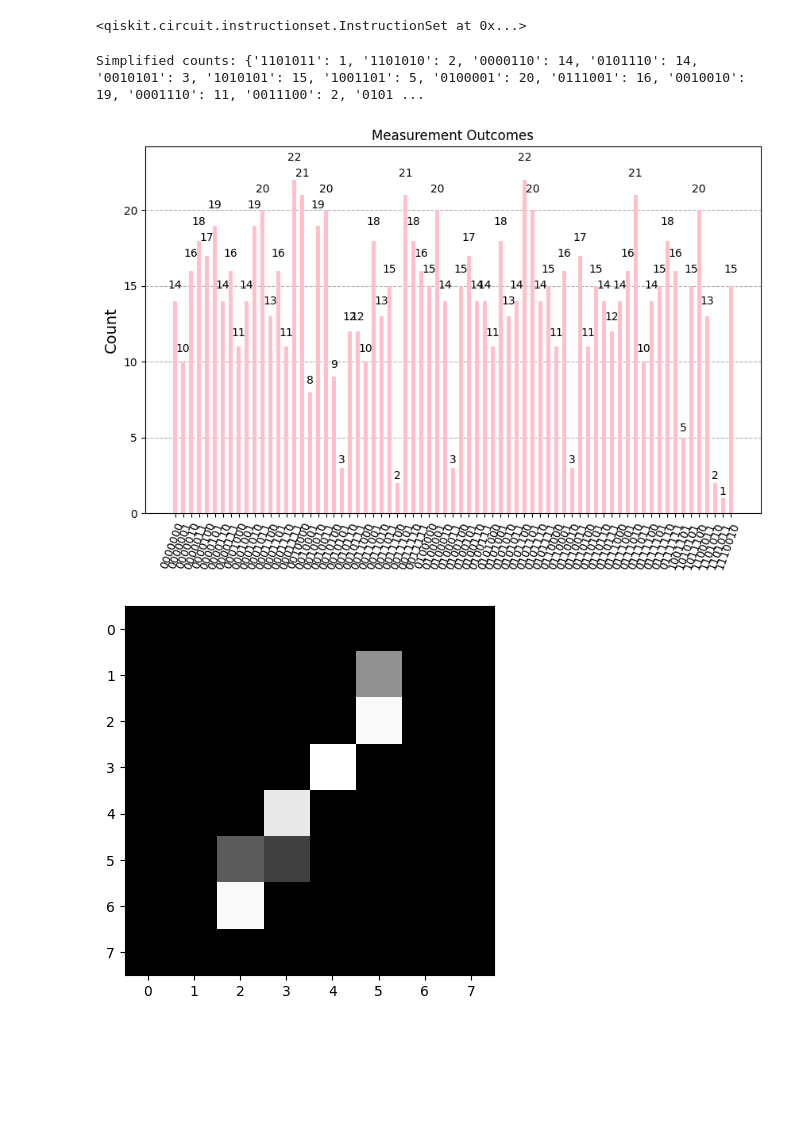
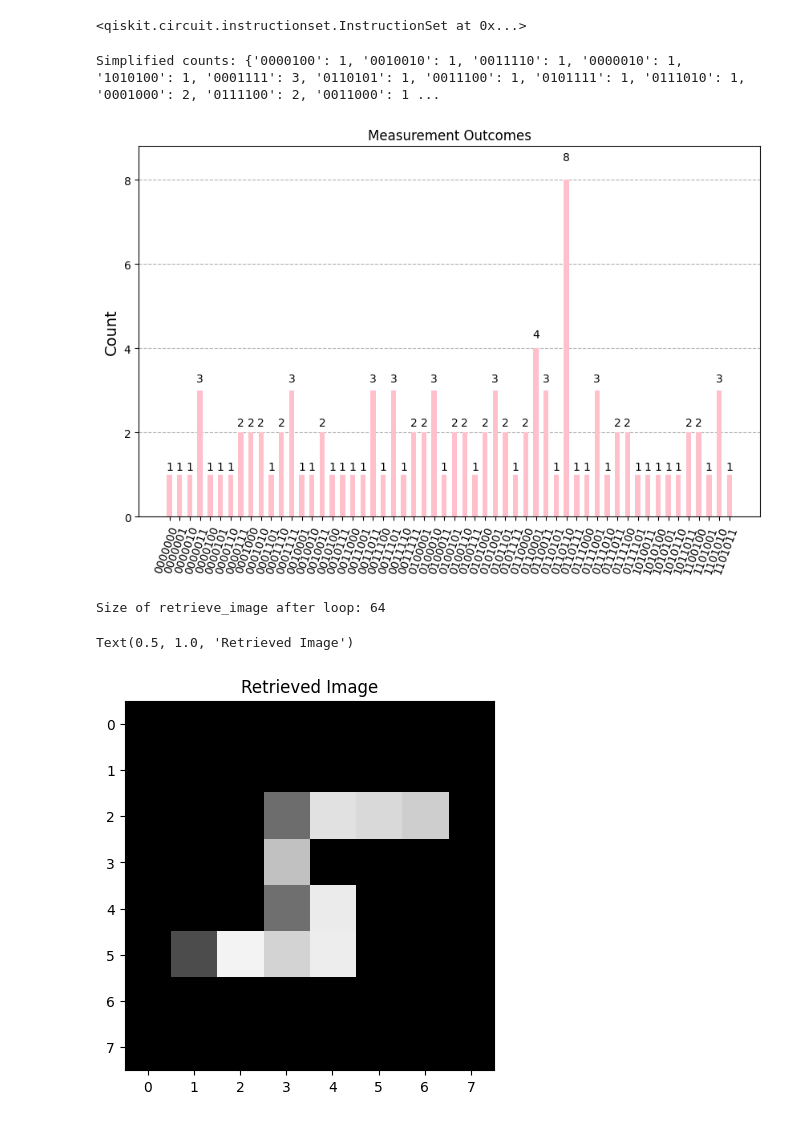
Before and after one commit to small-brain-ferret/quantum-image-ksasf, a Jupyter notebook: FRQI-greyscale/frqi.ipynb, the cells around one changed output. Saved outputs shown, nothing was run; the diff lists cells and outputs as text; code cells hidden in the pictures; blank space fills up the shorter version.

```diff
--- a/FRQI-greyscale/frqi.ipynb
+++ b/FRQI-greyscale/frqi.ipynb
@@ -116,7 +118,7 @@ simulator = AerSimulator()
 t_qc = transpile(qc, simulator)
 
 # Run the circuit on the simulator with 128 shots
-num_shots = 1000
+num_shots = 100
 result = simulator.run(t_qc, shots=num_shots).result()
 
 # Get the counts (measurement outcomes)
@@ -128,14 +130,14 @@ simplified_counts = {key.split()[0]: value for key, value in counts.items()}
 # Print the simplified counts
 print("Simplified counts:", simplified_counts)
 # %% [output]
-Simplified counts: {'1101011': 1, '1101010': 2, '0000110': 14, '0101110': 14, '0010101': 3, '1010101': 15, '1001101': 5, '0100001': 20, '0111001': 16, '0010010': 19, '0001110': 11, '0011100': 2, '0101 ...
+Simplified counts: {'0000100': 1, '0010010': 1, '0011110': 1, '0000010': 1, '1010100': 1, '0001111': 3, '0110101': 1, '0011100': 1, '0101111': 1, '0111010': 1, '0001000': 2, '0111100': 2, '0011000': 1 ...
 # %%
 # Plot the histogram of results
 fig, ax = plt.subplots(figsize=(10, 6))  # Create a figure and axes
 plot_histogram(simplified_counts, title="Measurement Outcomes", bar_labels=True, ax=ax, color="pink")  # Pass the axes to plot_histogram
 plt.show()
 # %% [output]
-[figure, old version]
+[figure, new version]
 # %%
 
 # Create an empty array to save the retrieved image
@@ -144,26 +146,41 @@ retrieve_image = np.array([])
 # We iterate over all the pixels and obtain the proability results for each one of them
 # Notice that we compute the ratio of the white states, and only if the values are 0
 # we make an exception and turn that pixel 0
+# for i in range(64):
+#   try:
+#     s = format(i, '06b')
+#     new_s = '1' + s
+#     retrieve_image = np.append(retrieve_image,np.sqrt(simplified_counts[new_s]/num_shots))
+
+#   except KeyError:
+#     retrieve_image = np.append(retrieve_image,[0.0])
+
+
 for i in range(64):
-  try:
     s = format(i, '06b')
     new_s = '1' + s
-    retrieve_image = np.append(retrieve_image,np.sqrt(simplified_counts[new_s]/num_shots))
-
-  except KeyError:
-    retrieve_image = np.append(retrieve_image,[0.0])
+    try:
+        value = np.sqrt(simplified_counts[new_s] / num_shots)
+    except KeyError:
+        value = 0.0  # Default value if the key is not found
+    retrieve_image = np.append(retrieve_image, value)  # Append only once
 # %%
 # We make the inverse nomalization
 retrieve_image *=  8.0*255.0
 # %%
 # Turn the array into a type int
 retrieve_image = retrieve_image.astype('int')
+# %%
+print("Size of retrieve_image after loop:", retrieve_image.size)
+# %% [output]
+Size of retrieve_image after loop: 64
 # %%
 # Reshape the array into a 8x8 matrix
 retrieve_image = retrieve_image.reshape((8,8))
 # %%
 # Plot the retrieved image to see if it is the same as the one encoded
 plt.imshow(retrieve_image, cmap='gray', vmin=0, vmax=255)
-plt.show()
+plt.title("Retrieved Image")
 # %% [output]
+Text(0.5, 1.0, 'Retrieved Image')
-[figure, old version]
+[figure, new version]
```
Also changed, not shown: parts of 1 cell of this notebook, 21 other files.
